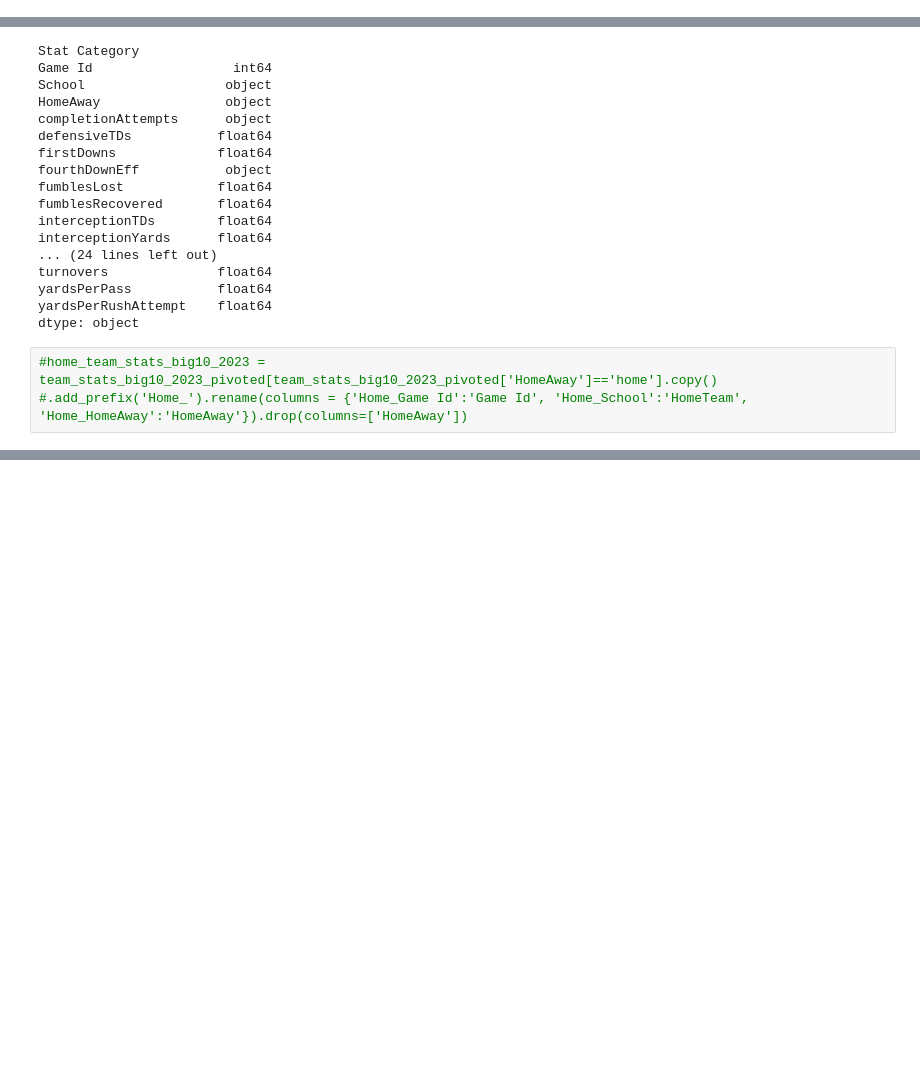
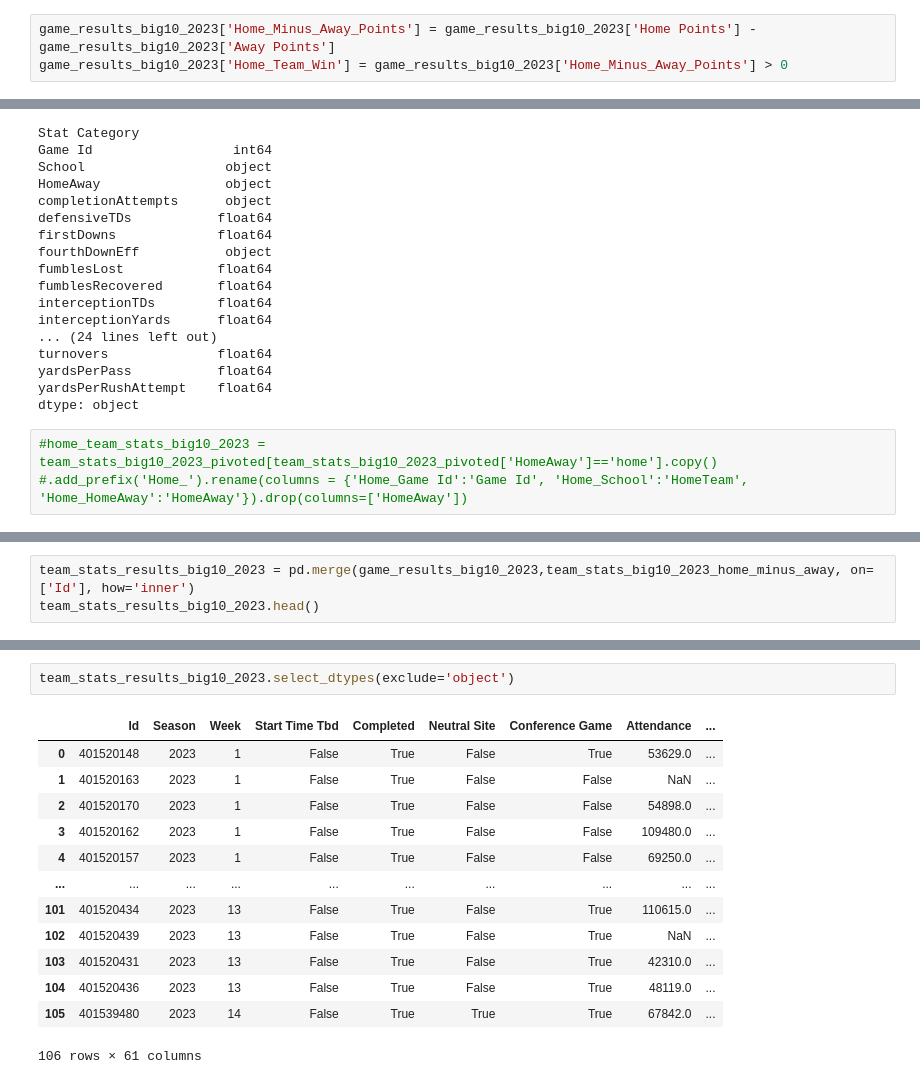
Before and after one commit to ballir27/College-Football-Betting, a Jupyter notebook: notebooks/college_football_eda.ipynb, the cells around one changed output, grey strips where cells are left out. Saved outputs shown, nothing was run; the diff lists cells and outputs as text; blank space fills up the shorter version.

```diff
--- a/notebooks/college_football_eda.ipynb
+++ b/notebooks/college_football_eda.ipynb
@@ -12,6 +12,9 @@ betting_lines_big10_2023 = pd.read_csv('../data/betting_lines_big10_2023.csv')
 team_recruiting_rankings_2023 = pd.read_csv('../data/team_recruiting_rankings_2023.csv')
 team_talent_composite_ranking_2023 = pd.read_csv('../data/team_talent_composite_ranking_2023.csv')
 team_stats_big10_2023 = pd.read_csv('../data/team_stats_big10_2023.csv')
+# %%
+game_results_big10_2023['Home_Minus_Away_Points'] = game_results_big10_2023['Home Points'] - game_results_big10_2023['Away Points']
+game_results_big10_2023['Home_Team_Win'] = game_results_big10_2023['Home_Minus_Away_Points'] > 0
 # %%
 game_results_big10_2023.head().iloc[:,0:20]
 # %% [output]
@@ -197,3 +207,6 @@ away_team_stats_big10_2023.head()
 | 3 | 401520157 | Utah State | 32-48 | 0.0 | 19.0 | 1-3 | ... |
 | 4 | 401520161 | Towson | 16-31 | 0.0 | 16.0 | 1-3 | ... |
 5 rows × 37 columns
+# %%
+team_stats_results_big10_2023 = pd.merge(game_results_big10_2023,team_stats_big10_2023_home_minus_away, on=['Id'], how='inner')
+team_stats_results_big10_2023.head()
@@ -199,0 +221,16 @@ away_team_stats_big10_2023.head()
+# %%
+team_stats_results_big10_2023.select_dtypes(exclude='object')
+# %% [output]
+|  | Id | Season | Week | Start Time Tbd | Completed | Neutral Site | Conference Game | Attendance | ... |
+| 0 | 401520148 | 2023 | 1 | False | True | False | True | 53629.0 | ... |
+| 1 | 401520163 | 2023 | 1 | False | True | False | False | NaN | ... |
+| 2 | 401520170 | 2023 | 1 | False | True | False | False | 54898.0 | ... |
+| 3 | 401520162 | 2023 | 1 | False | True | False | False | 109480.0 | ... |
+| 4 | 401520157 | 2023 | 1 | False | True | False | False | 69250.0 | ... |
+| ... | ... | ... | ... | ... | ... | ... | ... | ... | ... |
+| 101 | 401520434 | 2023 | 13 | False | True | False | True | 110615.0 | ... |
+| 102 | 401520439 | 2023 | 13 | False | True | False | True | NaN | ... |
+| 103 | 401520431 | 2023 | 13 | False | True | False | True | 42310.0 | ... |
+| 104 | 401520436 | 2023 | 13 | False | True | False | True | 48119.0 | ... |
+| 105 | 401539480 | 2023 | 14 | False | True | True | True | 67842.0 | ... |
+106 rows × 61 columns
```
Also changed, not shown: parts of 8 cells of this notebook.
